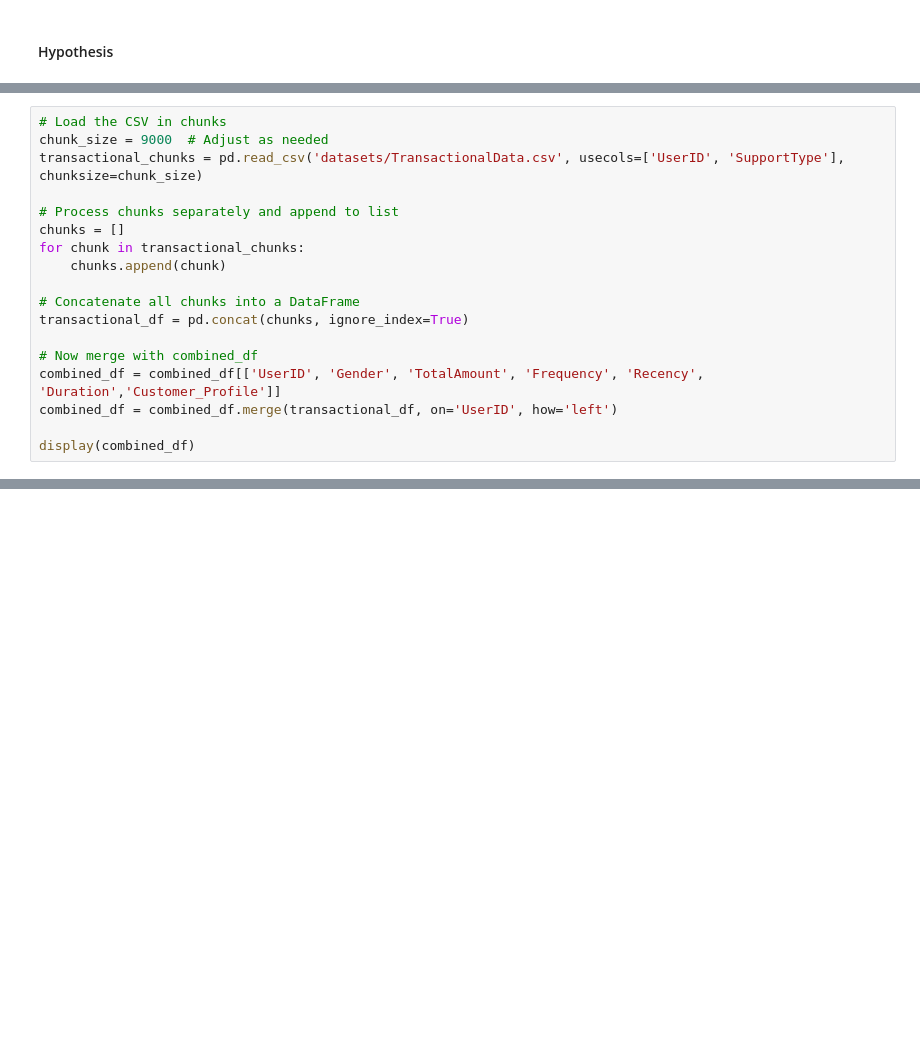
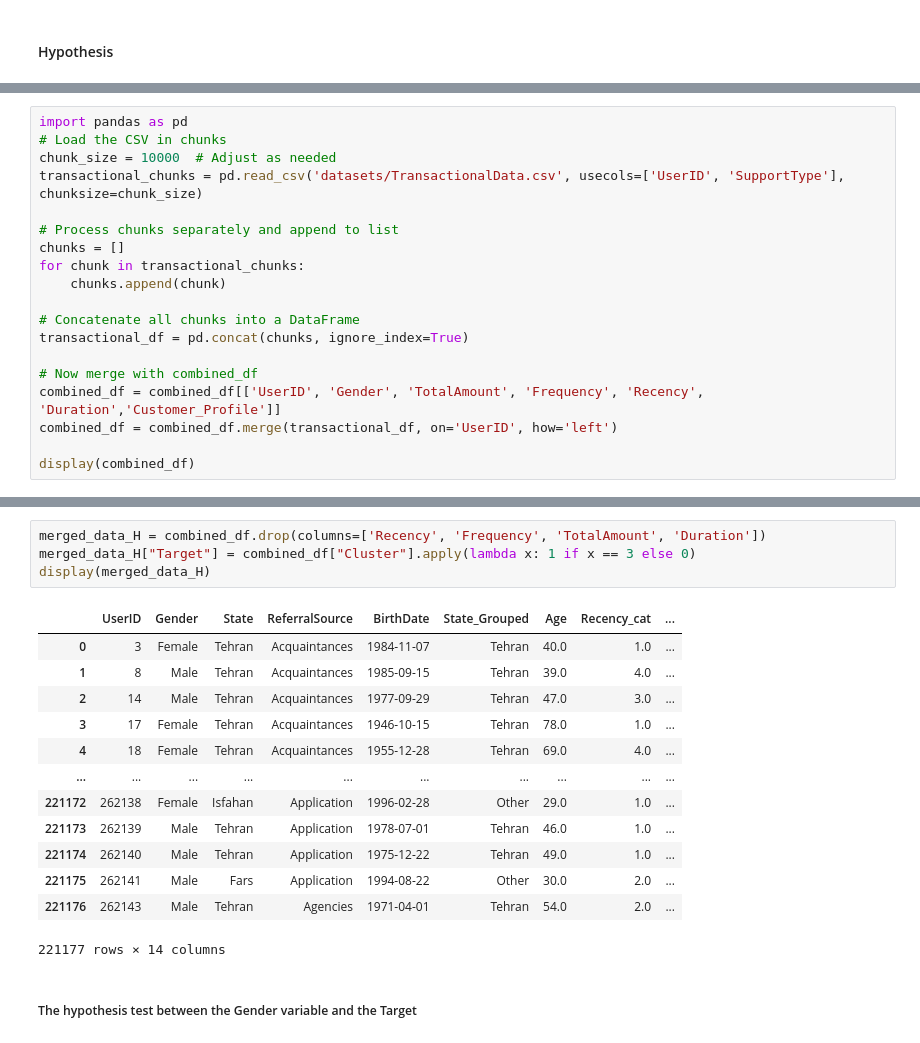
Before and after one commit to minhnguyenquang1709/gp-datamining, a Jupyter notebook: clustering.ipynb, the cells around one changed output, grey strips where cells are left out. Saved outputs shown, nothing was run; the diff lists cells and outputs as text; blank space fills up the shorter version.

```diff
--- a/clustering.ipynb
+++ b/clustering.ipynb
@@ -383,6 +405,7 @@ display(combined_df)
 # %%
+import pandas as pd
 # Load the CSV in chunks
-chunk_size = 9000  # Adjust as needed
+chunk_size = 10000  # Adjust as needed
 transactional_chunks = pd.read_csv('datasets/TransactionalData.csv', usecols=['UserID', 'SupportType'], chunksize=chunk_size)
 
 # Process chunks separately and append to list
@@ -450,0 +438,20 @@ Degrees of freedom: 12
+# %%
+merged_data_H = combined_df.drop(columns=['Recency', 'Frequency', 'TotalAmount', 'Duration'])
+merged_data_H["Target"] = combined_df["Cluster"].apply(lambda x: 1 if x == 3 else 0)
+display(merged_data_H)
+# %% [output]
+|  | UserID | Gender | State | ReferralSource | BirthDate | State_Grouped | Age | Recency_cat | ... |
+| 0 | 3 | Female | Tehran | Acquaintances | 1984-11-07 | Tehran | 40.0 | 1.0 | ... |
+| 1 | 8 | Male | Tehran | Acquaintances | 1985-09-15 | Tehran | 39.0 | 4.0 | ... |
+| 2 | 14 | Male | Tehran | Acquaintances | 1977-09-29 | Tehran | 47.0 | 3.0 | ... |
+| 3 | 17 | Female | Tehran | Acquaintances | 1946-10-15 | Tehran | 78.0 | 1.0 | ... |
+| 4 | 18 | Female | Tehran | Acquaintances | 1955-12-28 | Tehran | 69.0 | 4.0 | ... |
+| ... | ... | ... | ... | ... | ... | ... | ... | ... | ... |
+| 221172 | 262138 | Female | Isfahan | Application | 1996-02-28 | Other | 29.0 | 1.0 | ... |
+| 221173 | 262139 | Male | Tehran | Application | 1978-07-01 | Tehran | 46.0 | 1.0 | ... |
+| 221174 | 262140 | Male | Tehran | Application | 1975-12-22 | Tehran | 49.0 | 1.0 | ... |
+| 221175 | 262141 | Male | Fars | Application | 1994-08-22 | Other | 30.0 | 2.0 | ... |
+| 221176 | 262143 | Male | Tehran | Agencies | 1971-04-01 | Tehran | 54.0 | 2.0 | ... |
+221177 rows × 14 columns
+# %% [markdown]
+##### The hypothesis test between the Gender variable and the Target
```
Also changed, not shown: parts of 25 cells of this notebook.
